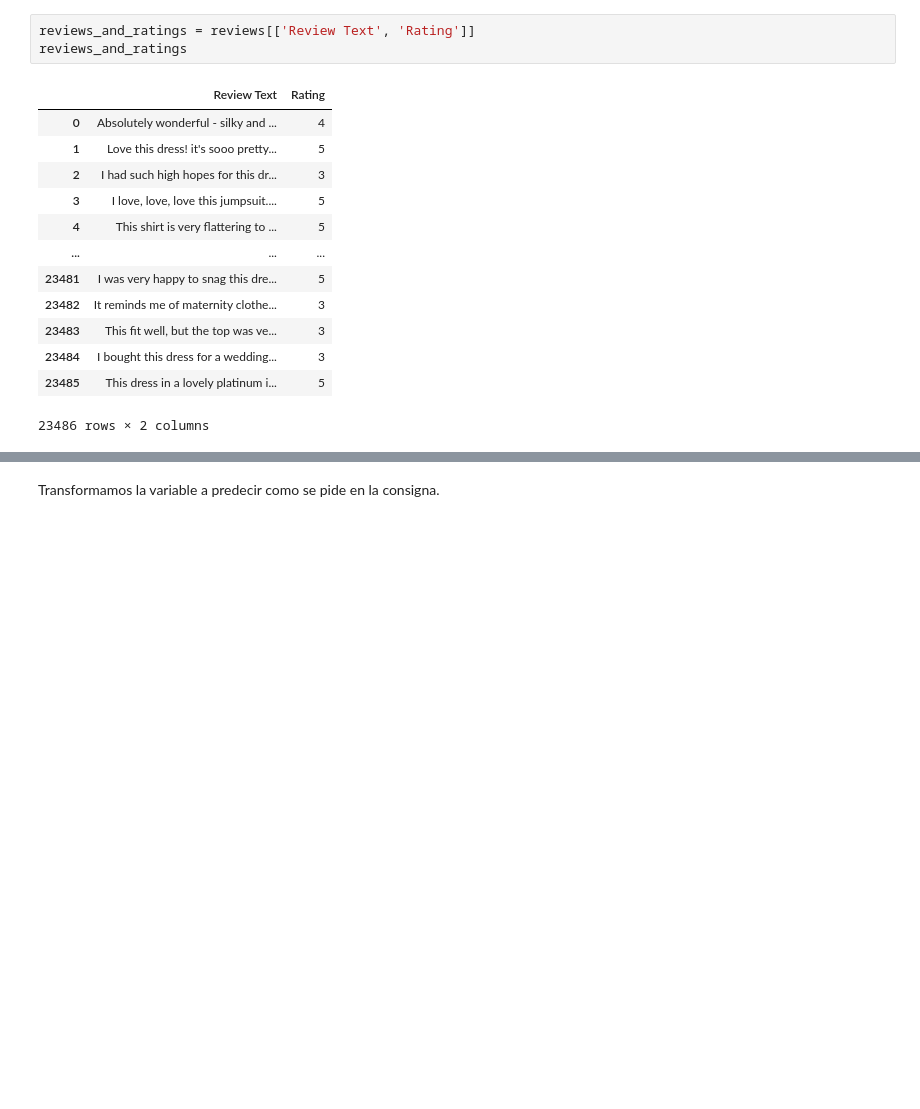
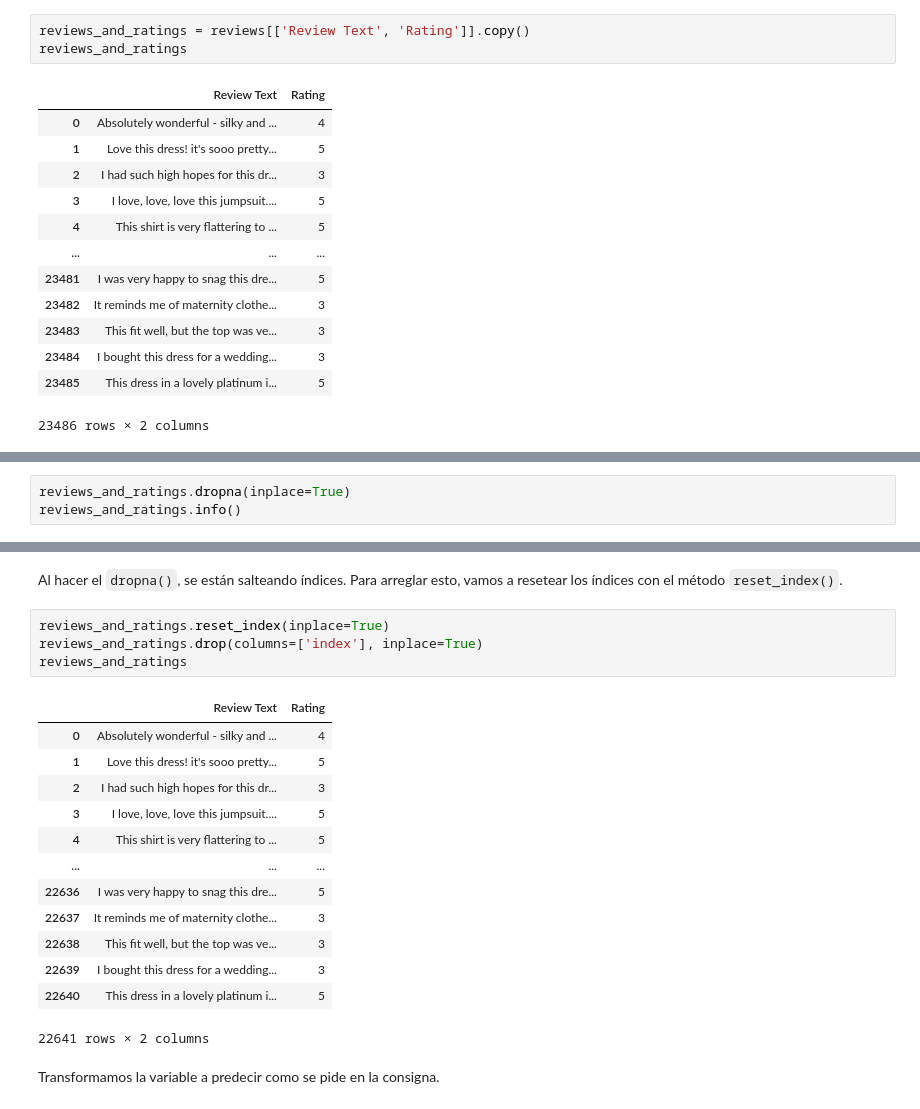
Before and after one commit to Jonathan-R0/TP2-OrganizacionDeDatos, a Jupyter notebook: src/Parte1.ipynb, the cells around one changed output, grey strips where cells are left out. Saved outputs shown, nothing was run; the diff lists cells and outputs as text; blank space fills up the shorter version.

Commit message:
Cambio posicion del dropna()

```diff
--- a/src/Parte1.ipynb
+++ b/src/Parte1.ipynb
@@ -178,7 +178,7 @@ df['Class Name'].value_counts().plot.bar(alpha=0.5,figsize = (15,7), fontsize =
 # %% [markdown]
 ### Preparación de las Columnas para el Entrenamiento
 # %%
-reviews_and_ratings = reviews[['Review Text', 'Rating']]
+reviews_and_ratings = reviews[['Review Text', 'Rating']].copy()
 reviews_and_ratings
 # %% [output]
 |  | Review Text | Rating |
@@ -196,0 +213,3 @@ reviews_and_ratings
+# %%
+reviews_and_ratings.dropna(inplace=True)
+reviews_and_ratings.info()
@@ -197,3 +242,23 @@ reviews_and_ratings
+# %% [markdown]
+Al hacer el `dropna()`, se están salteando índices. Para arreglar esto, vamos a resetear los índices con el método `reset_index()`.
+# %%
+reviews_and_ratings.reset_index(inplace=True)
+reviews_and_ratings.drop(columns=['index'], inplace=True)
+reviews_and_ratings
+# %% [output]
+|  | Review Text | Rating |
+| 0 | Absolutely wonderful - silky and ... | 4 |
+| 1 | Love this dress! it's sooo pretty... | 5 |
+| 2 | I had such high hopes for this dr... | 3 |
+| 3 | I love, love, love this jumpsuit.... | 5 |
+| 4 | This shirt is very flattering to ... | 5 |
+| ... | ... | ... |
+| 22636 | I was very happy to snag this dre... | 5 |
+| 22637 | It reminds me of maternity clothe... | 3 |
+| 22638 | This fit well, but the top was ve... | 3 |
+| 22639 | I bought this dress for a wedding... | 3 |
+| 22640 | This dress in a lovely platinum i... | 5 |
+22641 rows × 2 columns
 # %% [markdown]
 Transformamos la variable a predecir como se pide en la consigna.
 # %%
```
Also changed, not shown: parts of 16 cells of this notebook.
